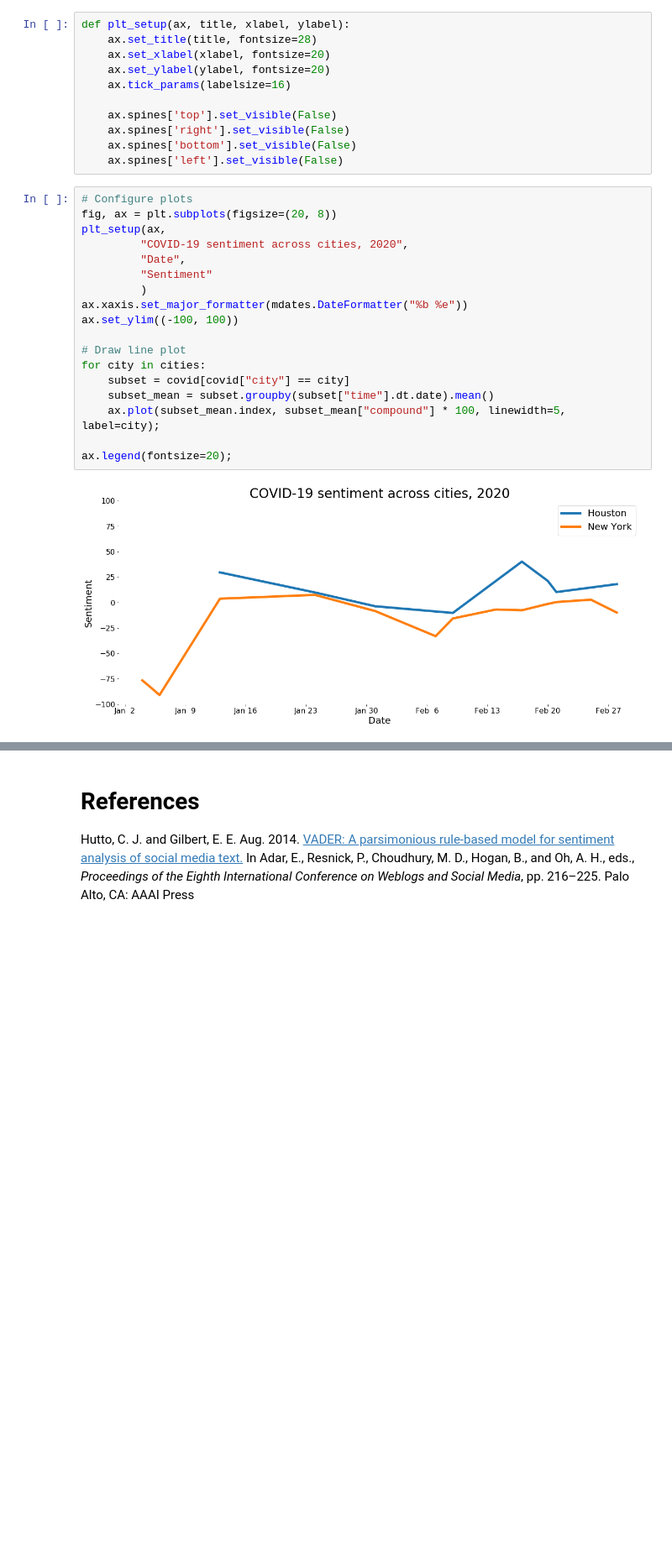
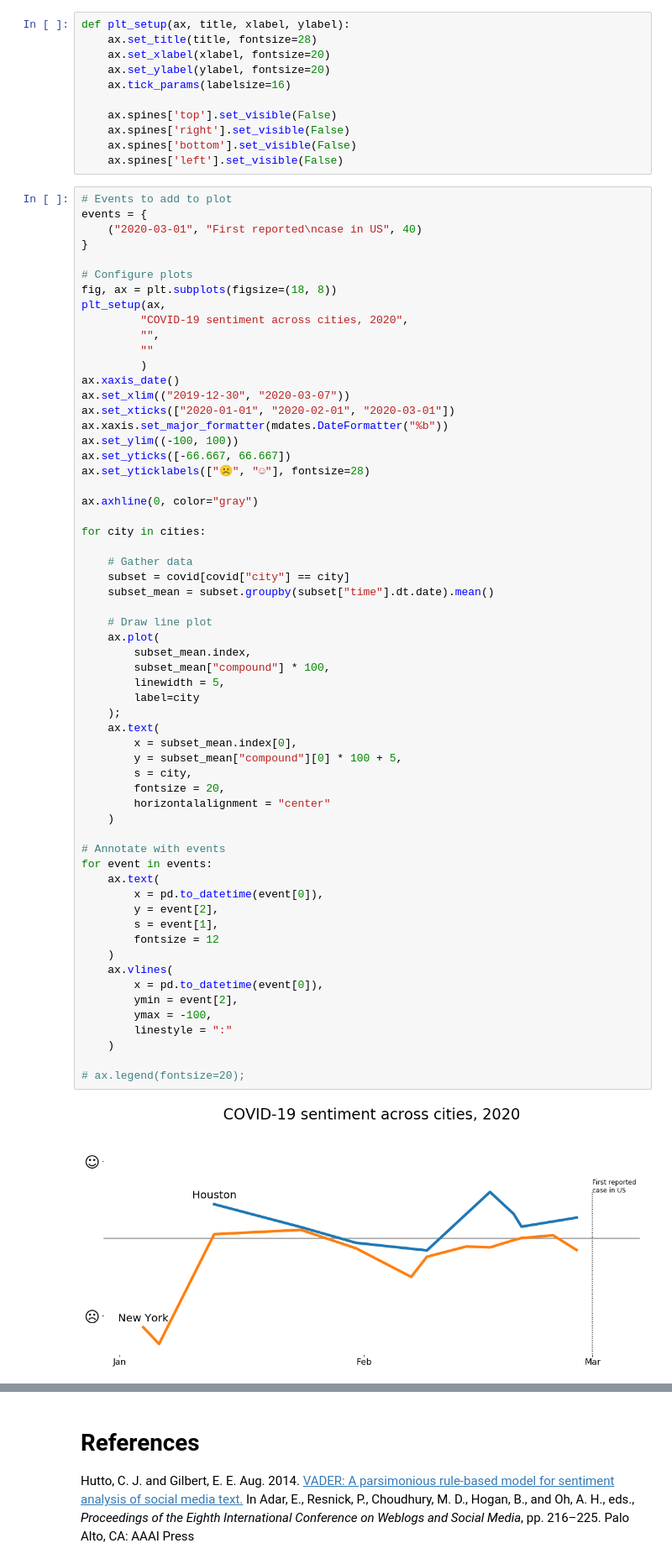
Before and after one commit to jgodin21/project_5, a Jupyter notebook: code/SentimentAnalyzer.ipynb, the cells around one changed output, grey strips where cells are left out. Shown at 84% size. Drawn from its saved outputs; the diff is of its cells as text; blank space fills up the shorter version.

Commit message:
Clean up graphs, remove extra cells

```diff
--- a/code/SentimentAnalyzer.ipynb
+++ b/code/SentimentAnalyzer.ipynb
@@ -77,22 +77,64 @@ def plt_setup(ax, title, xlabel, ylabel):
     ax.spines['bottom'].set_visible(False)
     ax.spines['left'].set_visible(False)
 # %%
+# Events to add to plot
+events = {
+    ("2020-03-01", "First reported\ncase in US", 40)
+}
+
 # Configure plots
-fig, ax = plt.subplots(figsize=(20, 8))
+fig, ax = plt.subplots(figsize=(18, 8))
 plt_setup(ax,
          "COVID-19 sentiment across cities, 2020",
-         "Date",
-         "Sentiment"
+         "",
+         ""
          )
-ax.xaxis.set_major_formatter(mdates.DateFormatter("%b %e"))
+ax.xaxis_date()
+ax.set_xlim(("2019-12-30", "2020-03-07"))
+ax.set_xticks(["2020-01-01", "2020-02-01", "2020-03-01"])
+ax.xaxis.set_major_formatter(mdates.DateFormatter("%b"))
 ax.set_ylim((-100, 100))
+ax.set_yticks([-66.667, 66.667])
+ax.set_yticklabels(["☹", "☺"], fontsize=28)
 
-# Draw line plot
+ax.axhline(0, color="gray")
+
 for city in cities:
+
+    # Gather data
     subset = covid[covid["city"] == city]
     subset_mean = subset.groupby(subset["time"].dt.date).mean()
-    ax.plot(subset_mean.index, subset_mean["compound"] * 100, linewidth=5, label=city);
 
-ax.legend(fontsize=20);
+    # Draw line plot
+    ax.plot(
+        subset_mean.index,
+        subset_mean["compound"] * 100,
+        linewidth = 5,
+        label=city
+    );
+    ax.text(
+        x = subset_mean.index[0],
+        y = subset_mean["compound"][0] * 100 + 5,
+        s = city,
+        fontsize = 20,
+        horizontalalignment = "center"
+    )
+
+# Annotate with events
+for event in events:
+    ax.text(
+        x = pd.to_datetime(event[0]),
+        y = event[2],
+        s = event[1],
+        fontsize = 12
+    )
+    ax.vlines(
+        x = pd.to_datetime(event[0]),
+        ymin = event[2],
+        ymax = -100,
+        linestyle = ":"
+    )
+
+# ax.legend(fontsize=20);
 # %% [output]
-[figure, old version]
+[figure, new version]
```
Also changed, not shown: parts of 2 cells of this notebook.
